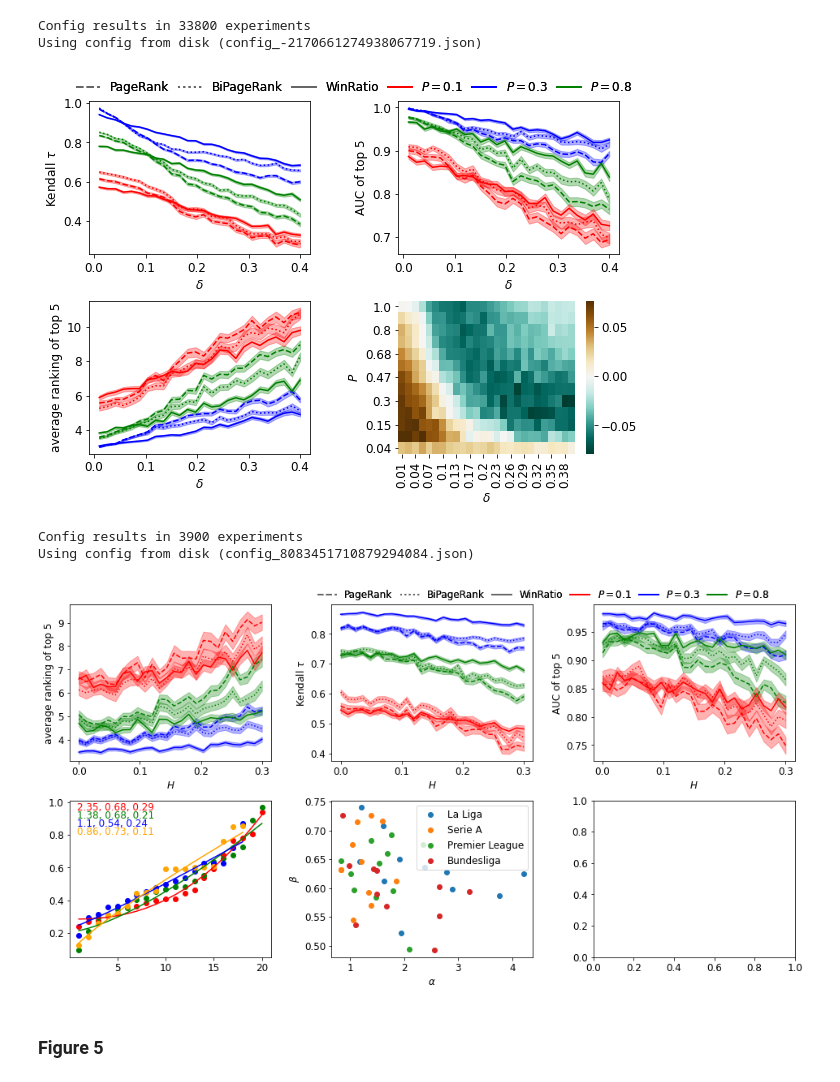
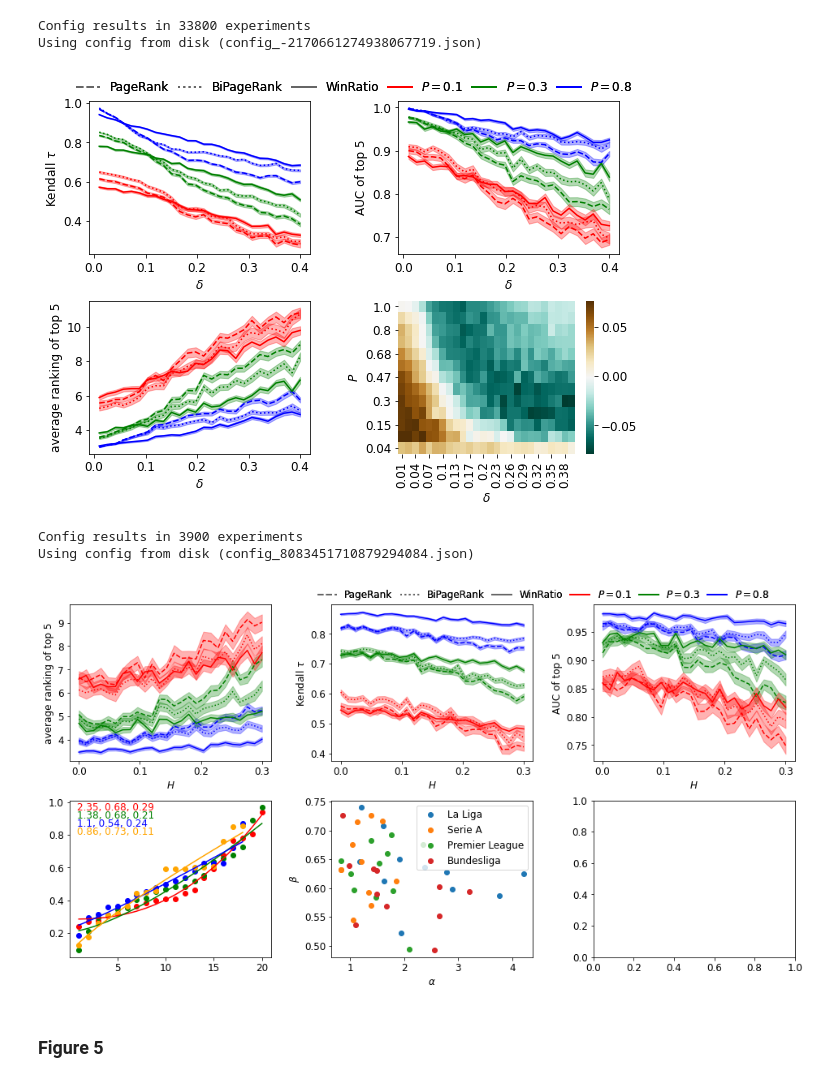
Before and after one commit to nicolas-kuechler/eth-sports-networks-2021, a Jupyter notebook: project.ipynb, the cells around one changed output. Cells and saved outputs as stored; diff of their text form; code cells hidden in the pictures.

```diff
--- a/project.ipynb
+++ b/project.ipynb
@@ -1083,7 +1083,8 @@ for i, (league, rows) in enumerate(models.groupby('league')):
                marker=config_figure_2[league]['marker'], color=plt.cm.tab10(i), \
                alpha=0.5, label=league)
     for row in rows.itertuples():
-        plt.annotate(row.start_year, (row.delta, row.H / row.delta))
+        if row.start_year >= 2019:
+            plt.annotate(row.start_year, (row.delta, row.H / row.delta))
 
 plt.xlabel("$\\delta$")
 # plt.xlim(0.1, 0.35)
@@ -1400,35 +1401,35 @@ def build_figure_3(df, use_heatmap=True, save_file=None):
 #         yticklabels = np.round(np.sort(config["fraction_games_per_season"]), 2)
 #         yticklabels[::2] = None
 
 #         xticklabels = np.round(np.sort(config["model"][0]["delta"]), 2)
 #         xticklabels[::2] = None
 
         ax = sns.heatmap(grouped, cmap="BrBG_r", ax=axes[1, 1])
         ax.invert_yaxis()
         ax.set_ylabel("$P$")
 
         ax.set_xlabel("$\\delta$")
 
     ##########
     # LEGEND #
     ##########
 
     legend_algo = [Line2D([0], [0], linestyle=plot_config['linestyles'][algo], lw=2, color=COLOR_GRAY) for algo in config['ranking_algos']]
-    legend_fraction = [Line2D([0], [0], linestyle='solid', lw=2, color=plot_config['colors'][algo]) for algo in config['ranking_algos']]
+    legend_fraction = [Line2D([0], [0], linestyle='solid', lw=2, color=plot_config['colors'][fraction]) for fraction in plot_fractions]
 
     total_legend = [plot_config['algo_names'][key] for key in config['ranking_algos']] + [f"$P = {fraction}$" for fraction in plot_fractions]
 
     leg = plt.legend(legend_algo + legend_fraction, total_legend,
                       bbox_to_anchor=(-0.25, 2.5), loc='upper center',
                       ncol=len(plot_config['colors'].keys()), columnspacing=0.75, framealpha=0.0)
     fig.add_artist(leg)
     if save_file is not None:
         plt.savefig(save_file, bbox_inches="tight")
     plt.show()
 
 build_figure_3(df_fig3, use_heatmap=True, save_file="plots/figure3.png")
 # %% [output]
-[figure, old version]
+[figure, new version]
 # %%
 # configure here the experiments (the pipeline will create a cross product for every element in a list)
 config = {
@@ -1564,7 +1565,7 @@ def build_figure_4(df, use_part2=True, save_file=None):
     ##########
 
     legend_algo = [Line2D([0], [0], linestyle=plot_config['linestyles'][algo], lw=2, color=COLOR_GRAY) for algo in config['ranking_algos']]
-    legend_fraction = [Line2D([0], [0], linestyle='solid', lw=2, color=plot_config['colors'][algo]) for algo in config['ranking_algos']]
+    legend_fraction = [Line2D([0], [0], linestyle='solid', lw=2, color=plot_config['colors'][fraction]) for fraction in [0.1, 0.3, 0.8]]
 
     total_legend = [plot_config['algo_names'][key] for key in config['ranking_algos']] + [f"$P = {fraction}$" for fraction in plot_fractions]
 
@@ -1579,7 +1580,7 @@ def build_figure_4(df, use_part2=True, save_file=None):
 
 build_figure_4(df=df_fig4, use_part2=True, save_file="plots/figure4.png")
 # %% [output]
-[figure, old version]
+[figure, new version]
 # %% [markdown]
 ### Figure 5
 # %%
```
Also changed, not shown: parts of 13 cells of this notebook.
